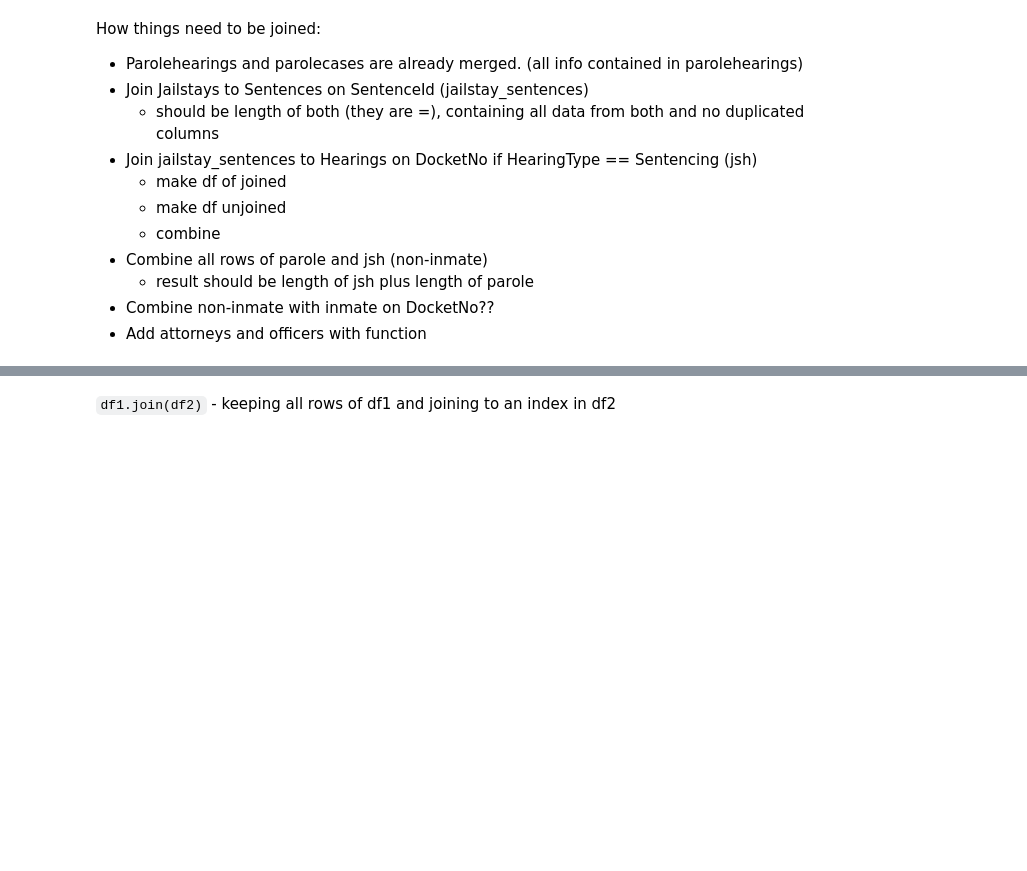
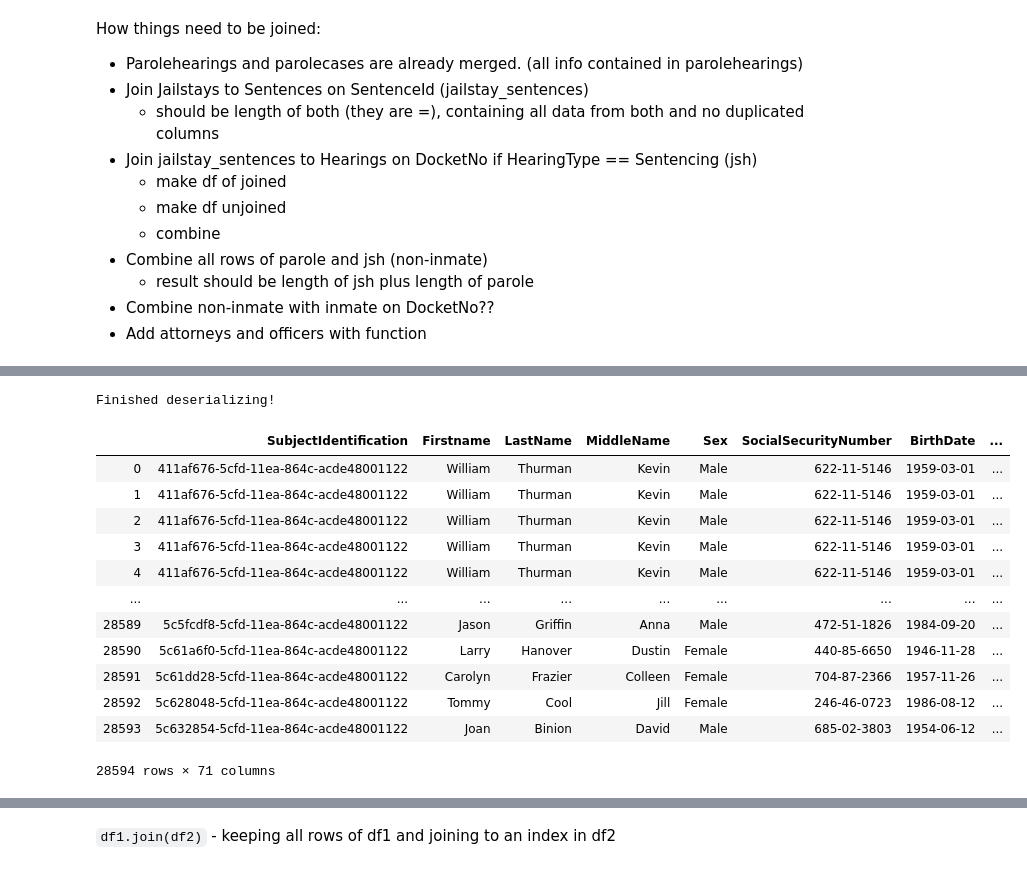
Before and after one commit to Lattice-Works/DemoData, a Jupyter notebook: Demo Jail Data Generation.ipynb, the cells around one changed output, grey strips where cells are left out. Drawn from its saved outputs; the diff is of its cells as text; code cells hidden in the pictures; blank space fills up the shorter version.

Commit message:
de-transform  flight, fix some errors

```diff
--- a/Demo Jail Data Generation.ipynb
+++ b/Demo Jail Data Generation.ipynb
@@ -703,0 +700,4 @@ full[full['SubjectIdentification'] == '72d551ea-57b5-11ea-b893-acde48001122']
+# %%
+full.loc[full['HearingType'] == 'Parole', 'ParoleId'] = full['SubjectIdentification'] + full['HearingDate'].astype('str')
+# %%
+full.loc[full['HearingType'] == 'Probation', 'ProbationId'] = full['SubjectIdentification'] + full['HearingDate'].astype('str')
@@ -703,0 +706,6 @@ full[full['SubjectIdentification'] == '72d551ea-57b5-11ea-b893-acde48001122']
+# %%
+fl = flight.Flight()
+fl.deserialize('newdemojail.yaml')
+demo_jail_fd = fl.schema
+# %% [output]
+Finished deserializing!
@@ -703,0 +726,4 @@ full[full['SubjectIdentification'] == '72d551ea-57b5-11ea-b893-acde48001122']
+# %%
+full = full.rename(columns={"firstName": "Firstname", "lastName": "LastName", "middleName": "MiddleName", "sex": "Sex", "ssn": "SocialSecurityNumber", "dob": "BirthDate", "race": "Race", "ethnicity": "Ethnicity"})
+# %%
+full['Sex'] = full['Sex'].map({'M': 'Male', 'F': 'Female'})
@@ -704,2 +732,18 @@ full[full['SubjectIdentification'] == '72d551ea-57b5-11ea-b893-acde48001122']
+# %%
+full
+# %% [output]
+|  | SubjectIdentification | Firstname | LastName | MiddleName | Sex | SocialSecurityNumber | BirthDate | ... |
+| 0 | 411af676-5cfd-11ea-864c-acde48001122 | William | Thurman | Kevin | Male | 622-11-5146 | 1959-03-01 | ... |
+| 1 | 411af676-5cfd-11ea-864c-acde48001122 | William | Thurman | Kevin | Male | 622-11-5146 | 1959-03-01 | ... |
+| 2 | 411af676-5cfd-11ea-864c-acde48001122 | William | Thurman | Kevin | Male | 622-11-5146 | 1959-03-01 | ... |
+| 3 | 411af676-5cfd-11ea-864c-acde48001122 | William | Thurman | Kevin | Male | 622-11-5146 | 1959-03-01 | ... |
+| 4 | 411af676-5cfd-11ea-864c-acde48001122 | William | Thurman | Kevin | Male | 622-11-5146 | 1959-03-01 | ... |
+| ... | ... | ... | ... | ... | ... | ... | ... | ... |
+| 28589 | 5c5fcdf8-5cfd-11ea-864c-acde48001122 | Jason | Griffin | Anna | Male | 472-51-1826 | 1984-09-20 | ... |
+| 28590 | 5c61a6f0-5cfd-11ea-864c-acde48001122 | Larry | Hanover | Dustin | Female | 440-85-6650 | 1946-11-28 | ... |
+| 28591 | 5c61dd28-5cfd-11ea-864c-acde48001122 | Carolyn | Frazier | Colleen | Female | 704-87-2366 | 1957-11-26 | ... |
+| 28592 | 5c628048-5cfd-11ea-864c-acde48001122 | Tommy | Cool | Jill | Female | 246-46-0723 | 1986-08-12 | ... |
+| 28593 | 5c632854-5cfd-11ea-864c-acde48001122 | Joan | Binion | David | Male | 685-02-3803 | 1954-06-12 | ... |
+28594 rows × 71 columns
 # %%
 full.to_csv('newdemojail.csv')
```
Also changed, not shown: parts of 19 cells of this notebook, 2 other files.
